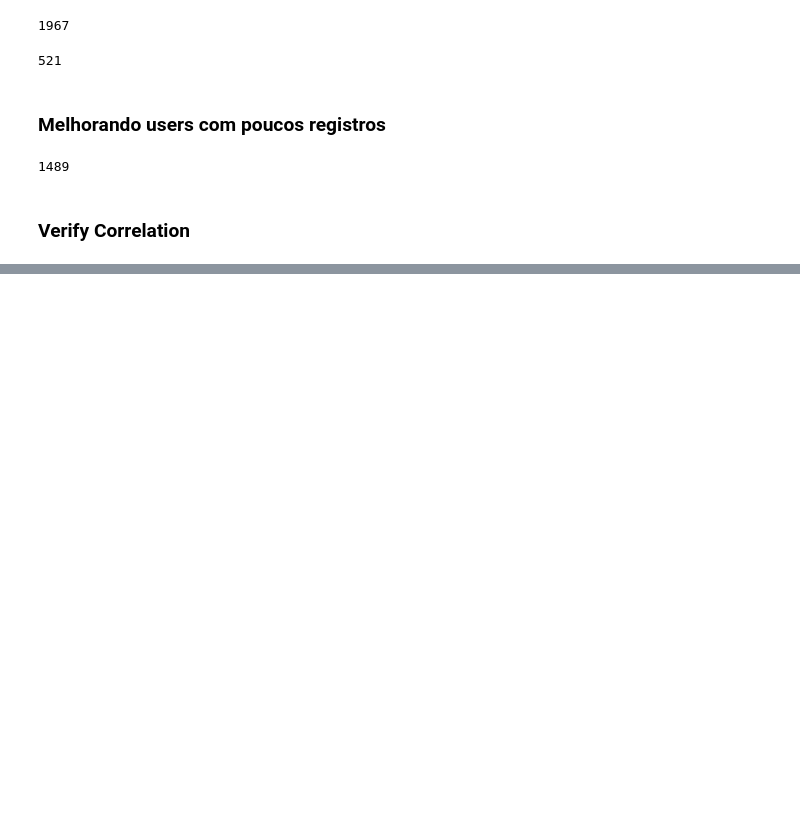
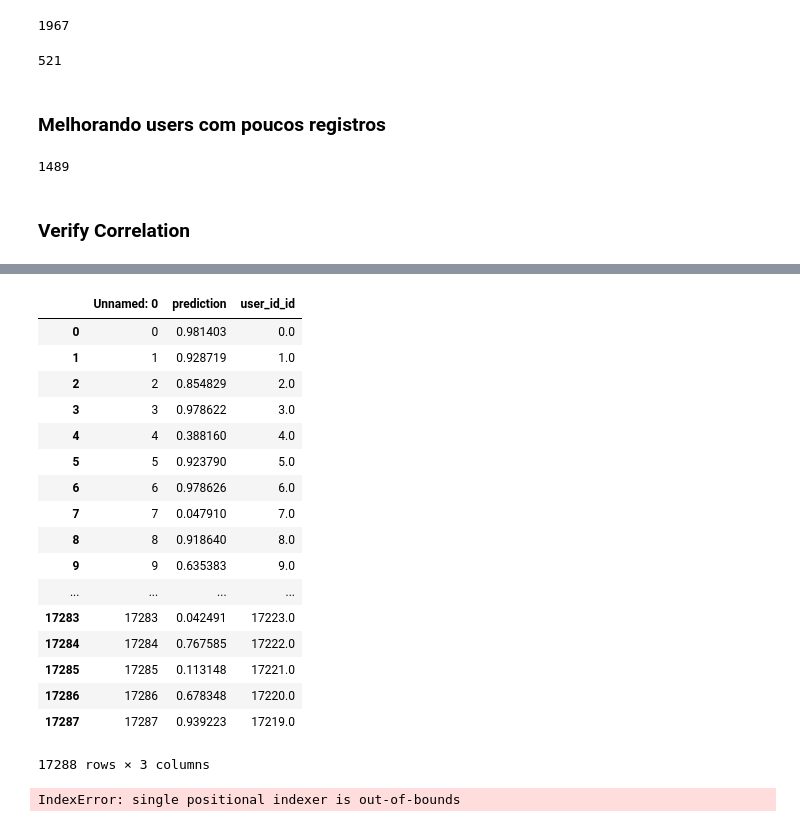
Before and after one commit to wandersoncferreira/DataScienceGame2017, a Jupyter notebook: moneda/Merge Submissions.ipynb, the cells around one changed output, grey strips where cells are left out. Drawn from its saved outputs; the diff is of its cells as text; code cells hidden in the pictures; blank space fills up the shorter version.

```diff
--- a/moneda/Merge Submissions.ipynb
+++ b/moneda/Merge Submissions.ipynb
@@ -378,0 +382,5 @@ build_kaggle_submission(e, "merge23")
+# %%
+ts = pd.read_csv("group1_ts_xgboost.csv")
+
+test = pd.read_csv("../data/test_data4.csv")[["sample_id", "user_id"]]
+test["user_id_id"] = test["user_id"]
@@ -378,0 +410,43 @@ build_kaggle_submission(e, "merge23")
+# %%
+ts
+# %% [output]
+|  | Unnamed: 0 | prediction | user_id_id |
+| 0 | 0 | 0.981403 | 0.0 |
+| 1 | 1 | 0.928719 | 1.0 |
+| 2 | 2 | 0.854829 | 2.0 |
+| 3 | 3 | 0.978622 | 3.0 |
+| 4 | 4 | 0.388160 | 4.0 |
+| 5 | 5 | 0.923790 | 5.0 |
+| 6 | 6 | 0.978626 | 6.0 |
+| 7 | 7 | 0.047910 | 7.0 |
+| 8 | 8 | 0.918640 | 8.0 |
+| 9 | 9 | 0.635383 | 9.0 |
+| ... | ... | ... | ... |
+| 17283 | 17283 | 0.042491 | 17223.0 |
+| 17284 | 17284 | 0.767585 | 17222.0 |
+| 17285 | 17285 | 0.113148 | 17221.0 |
+| 17286 | 17286 | 0.678348 | 17220.0 |
+| 17287 | 17287 | 0.939223 | 17219.0 |
+17288 rows × 3 columns
+# %%
+a = pd.read_csv("rand_all_data_m2.csv.gz")["is_listened"].values
+b = pd.read_csv("rand_2_models_threshold_1.csv.gz")["is_listened"].values
+#b2 = pd.read_csv("note21_1.csv.gz")["is_listened"].values
+c = pd.read_csv("note12_4.csv.gz")["is_listened"].values
+c2 = pd.read_csv("note12_3.csv.gz")["is_listened"].values
+d = pd.read_csv("rand_2_models_threshold_30.csv.gz")["is_listened"].values
+
+
+e = 0.25 * a + 0.3 * b + 0.2* c + 0.05*c2 + 0.2*d
+
+ts = pd.read_csv("group1_ts_xgboost.csv")
+
+ts = test
+for i in ts["sample_id"].values:
+    #print(ts.iloc[i]["sample_id"])
+    #print(ts[ts["sample_id"] == i]["prediction"].values * 0.3)
+    e[int(ts.iloc[i]["sample_id"])] = e[int(ts.iloc[i]["sample_id"])]*0.7 + ts[ts["sample_id"] == i]["prediction"].values * 0.3
+
+build_kaggle_submission(d, "merge24")
+# %% [output]
+IndexError: single positional indexer is out-of-bounds
```
Also changed, not shown: parts of 8 cells of this notebook, 12 other files.
